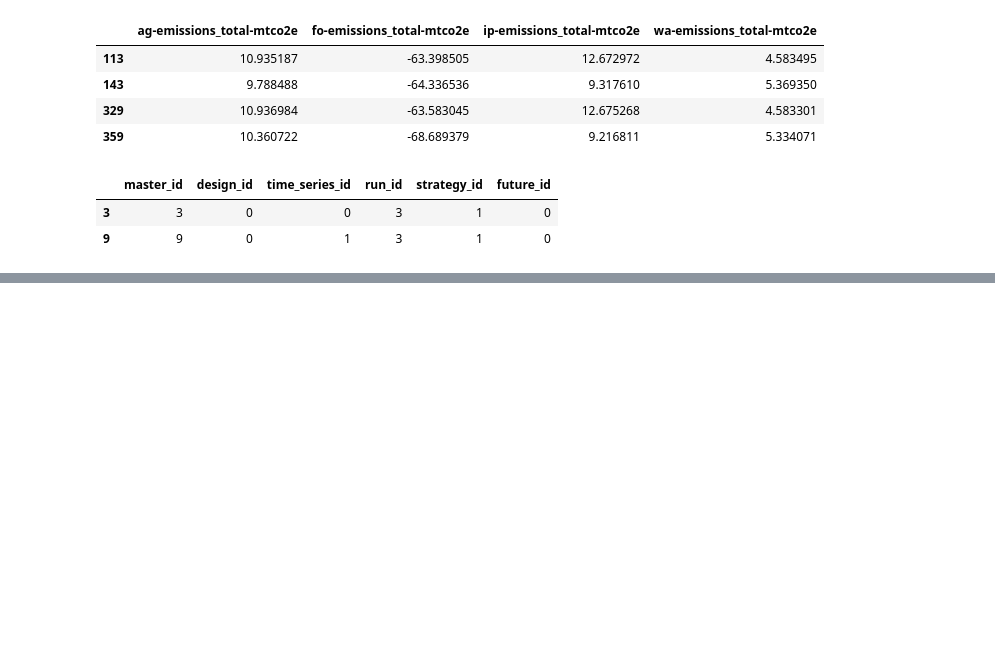
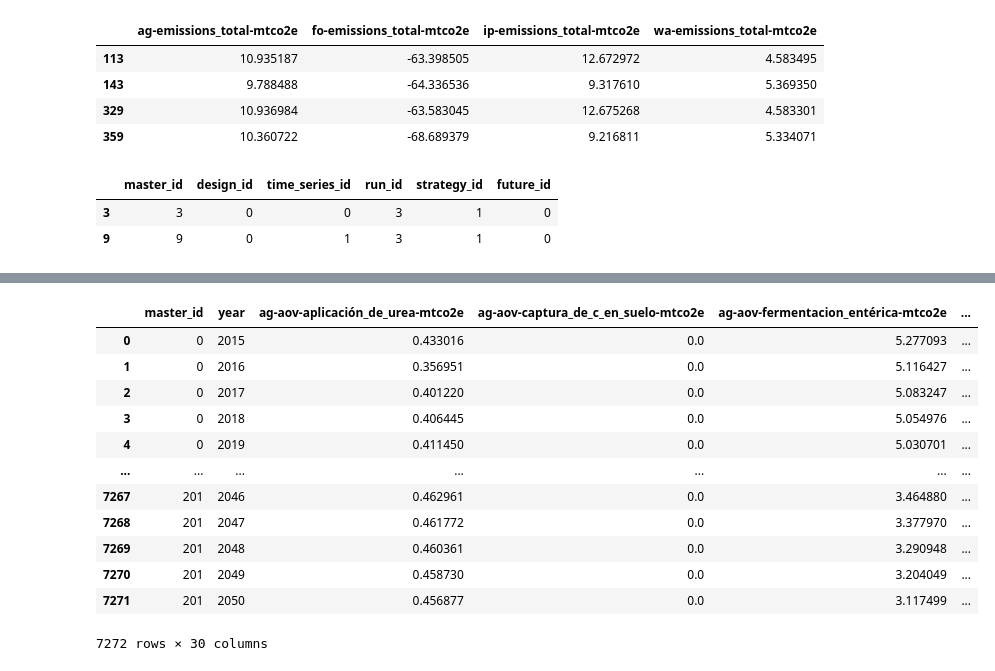
Before and after one commit to emolinaperez/MultiSector_LTS_Chile, a Jupyter notebook: python/integrate_mma_param_ranges.ipynb, the cells around one changed output, grey strips where cells are left out. Drawn from its saved outputs; the diff is of its cells as text; code cells hidden in the pictures; blank space fills up the shorter version.

```diff
--- a/python/integrate_mma_param_ranges.ipynb
+++ b/python/integrate_mma_param_ranges.ipynb
@@ -111,0 +130,18 @@ df_mid[(df_mid["strategy_id"] == 1) & (df_mid["design_id"] == 0) & (df_mid["futu
+# %%
+df_an = pd.read_csv(sr.fp_csv_output_multi_sector_analytica)
+# %%
+df_an
+# %% [output]
+|  | master_id | year | ag-aov-aplicación_de_urea-mtco2e | ag-aov-captura_de_c_en_suelo-mtco2e | ag-aov-fermentacion_entérica-mtco2e | ... |
+| 0 | 0 | 2015 | 0.433016 | 0.0 | 5.277093 | ... |
+| 1 | 0 | 2016 | 0.356951 | 0.0 | 5.116427 | ... |
+| 2 | 0 | 2017 | 0.401220 | 0.0 | 5.083247 | ... |
+| 3 | 0 | 2018 | 0.406445 | 0.0 | 5.054976 | ... |
+| 4 | 0 | 2019 | 0.411450 | 0.0 | 5.030701 | ... |
+| ... | ... | ... | ... | ... | ... | ... |
+| 7267 | 201 | 2046 | 0.462961 | 0.0 | 3.464880 | ... |
+| 7268 | 201 | 2047 | 0.461772 | 0.0 | 3.377970 | ... |
+| 7269 | 201 | 2048 | 0.460361 | 0.0 | 3.290948 | ... |
+| 7270 | 201 | 2049 | 0.458730 | 0.0 | 3.204049 | ... |
+| 7271 | 201 | 2050 | 0.456877 | 0.0 | 3.117499 | ... |
+7272 rows × 30 columns
```
Also changed, not shown: parts of 2 cells of this notebook, 2 other files.
